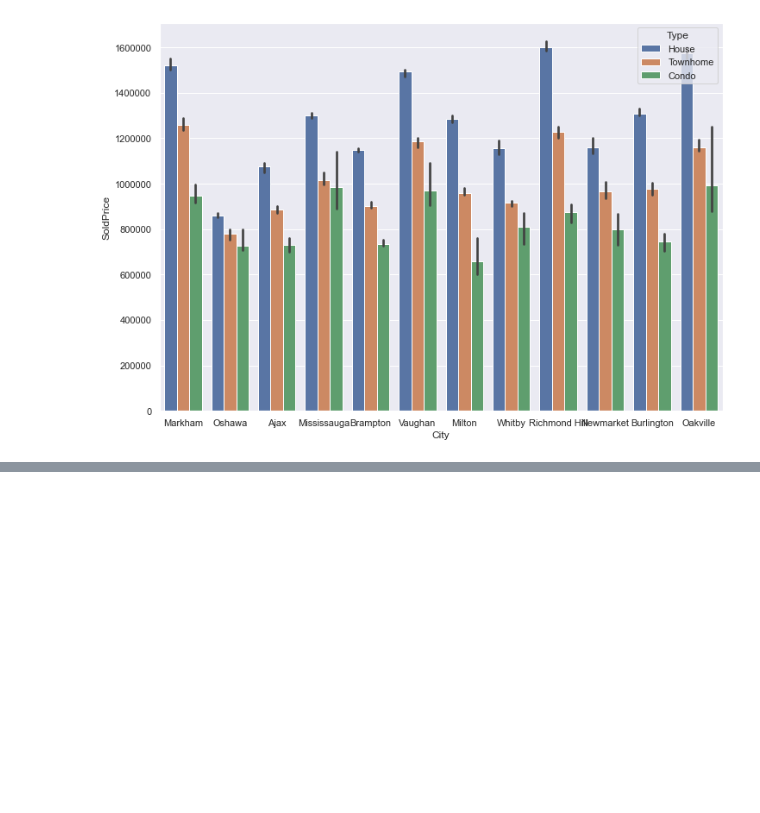
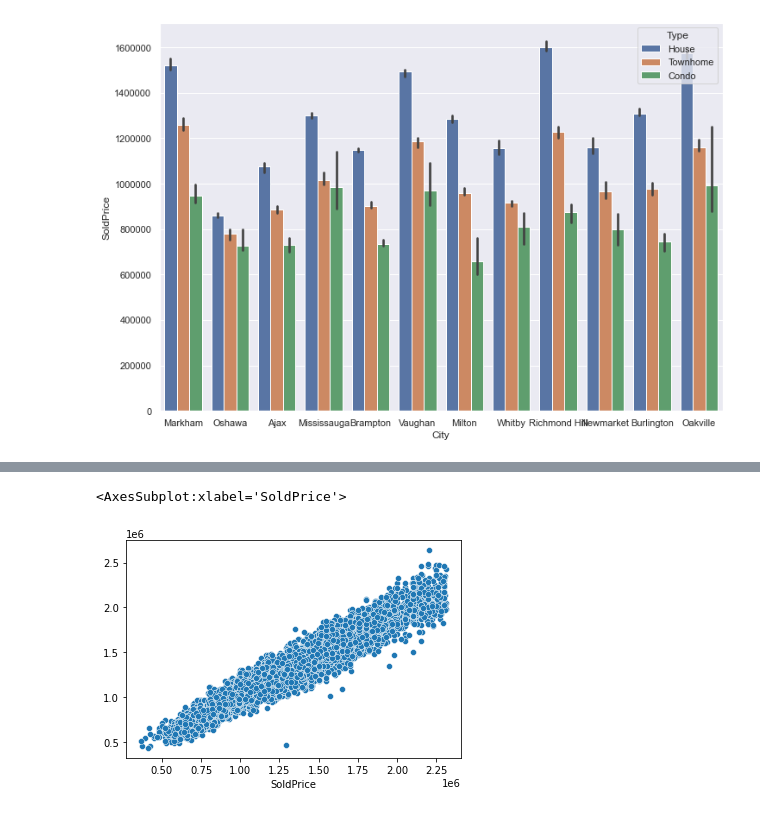
Before and after one commit to kemi-borisade/ontario-cities, a Jupyter notebook: housing_ontario-main.ipynb, the cells around one changed output, grey strips where cells are left out. Cells and saved outputs as stored; diff of their text form; code cells hidden in the pictures; blank space fills up the shorter version.

```diff
--- a/housing_ontario-main.ipynb
+++ b/housing_ontario-main.ipynb
@@ -367,0 +503,13 @@ Feature Engineering (Median Income, Close Facilities, Dummy variable of types)
+# %%
+#select feature variable(x) and target variable(y)
+X = aff_homes_num.drop(['SoldPrice'],axis=1)
+y = aff_homes_num['SoldPrice']
+# %%
+#do a test train split
+X_train, X_test, y_train, y_test = train_test_split(X, y, test_size =0.3, random_state=101)
+# %%
+
+#create an instance of linear regression
+lm = LinearRegression()
+#train and fit the data
+lm.fit(X_train,y_train)
@@ -367,0 +549,9 @@ Feature Engineering (Median Income, Close Facilities, Dummy variable of types)
+# %%
+#predict test data
+predictions =lm.predict(X_test)
+# %%
+#real values against prediction
+sns.scatterplot(y_test, predictions )
+# %% [output]
+<AxesSubplot:xlabel='SoldPrice'>
+[figure, added]
```
Also changed, not shown: parts of 60 cells of this notebook, 14 other files.
